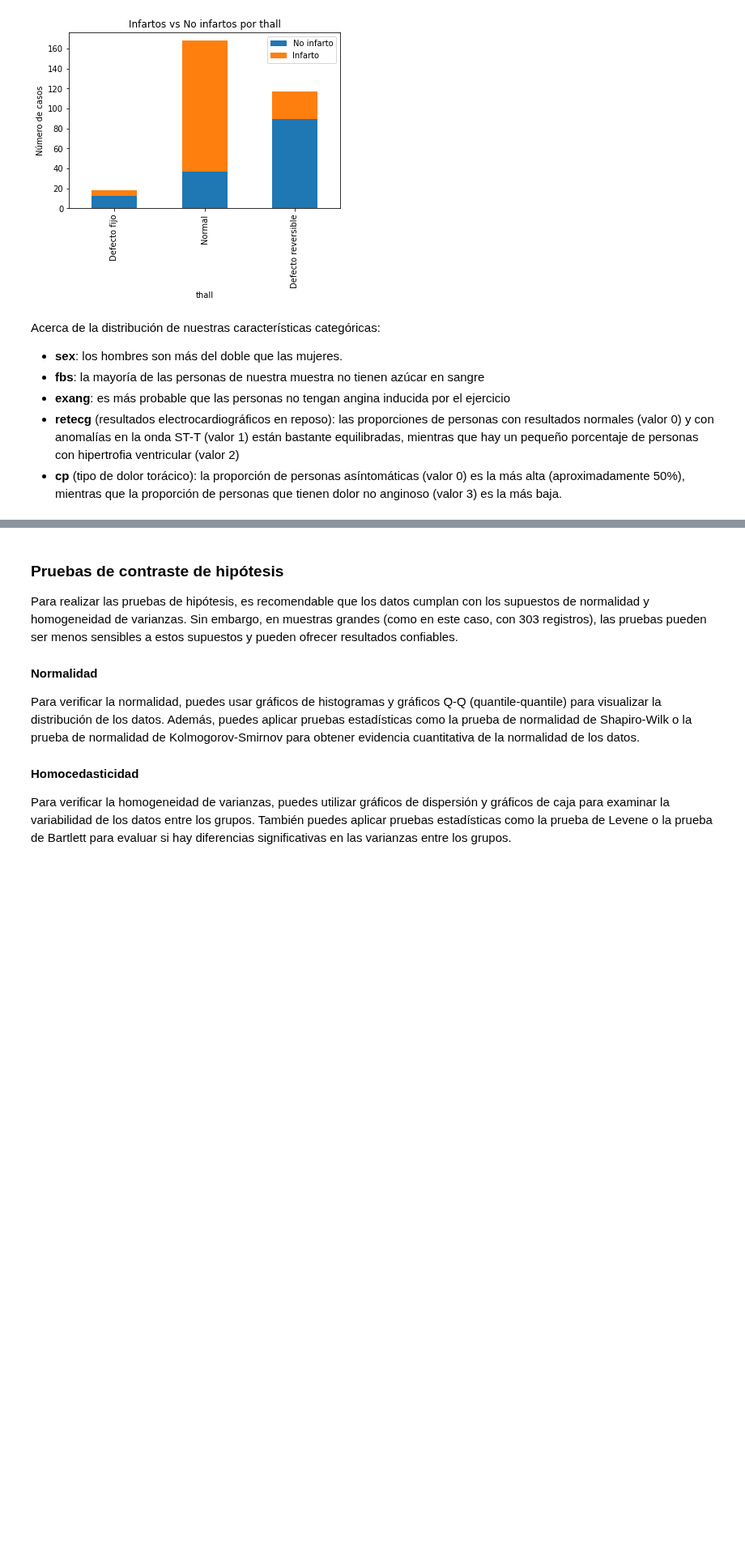
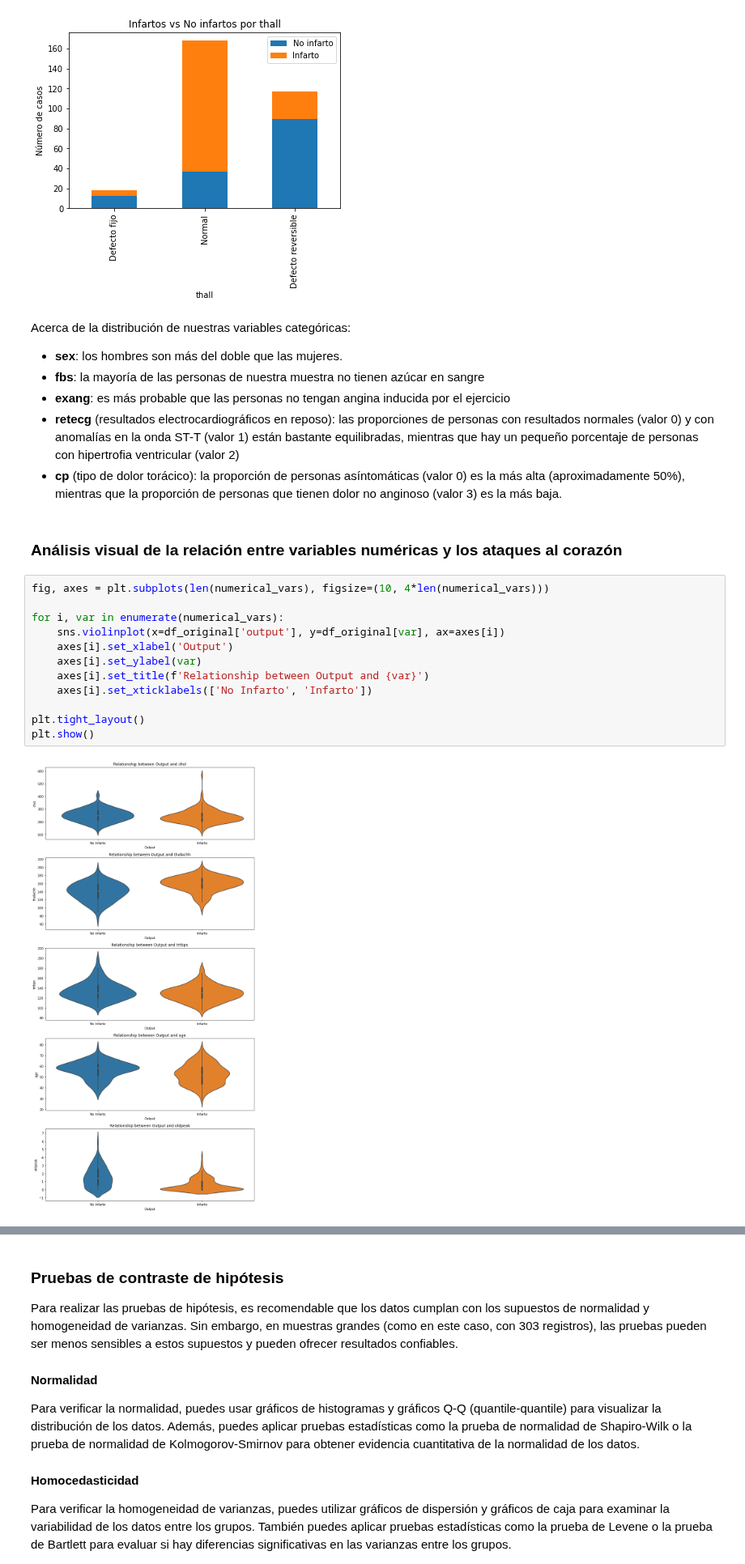
Before and after one commit to OscarTienda/heart-attack-analysis-prection, a Jupyter notebook: code/heart-attack-analysis-prediction.ipynb, the cells around one changed output, grey strips where cells are left out. Shown at 81% size. Saved outputs shown, nothing was run; the diff lists cells and outputs as text; blank space fills up the shorter version.

Commit message:
Análisis visual de la relación entre variables numéricas y los ataques al corazón

```diff
--- a/code/heart-attack-analysis-prediction.ipynb
+++ b/code/heart-attack-analysis-prediction.ipynb
@@ -388,10 +388,26 @@ for var in categorical_vars:
 [figure]
 [figure]
 # %% [markdown]
-Acerca de la distribución de nuestras características categóricas:
+Acerca de la distribución de nuestras variables categóricas:
 
 - __sex__: los hombres son más del doble que las mujeres.
 - __fbs__: la mayoría de las personas de nuestra muestra no tienen azúcar en sangre
 - __exang__: es más probable que las personas no tengan angina inducida por el ejercicio
 - __retecg__ (resultados electrocardiográficos en reposo): las proporciones de personas con resultados normales (valor 0) y con anomalías en la onda ST-T (valor 1) están bastante equilibradas, mientras que hay un pequeño porcentaje de personas con hipertrofia ventricular (valor 2)
 - __cp__ (tipo de dolor torácico): la proporción de personas asíntomáticas (valor 0) es la más alta (aproximadamente 50%), mientras que la proporción de personas que tienen dolor no anginoso (valor 3) es la más baja.
+# %% [markdown]
+### Análisis visual de la relación entre variables numéricas y los ataques al corazón
+# %%
+fig, axes = plt.subplots(len(numerical_vars), figsize=(10, 4*len(numerical_vars)))
+
+for i, var in enumerate(numerical_vars):
+    sns.violinplot(x=df_original['output'], y=df_original[var], ax=axes[i])
+    axes[i].set_xlabel('Output')
+    axes[i].set_ylabel(var)
+    axes[i].set_title(f'Relationship between Output and {var}')
+    axes[i].set_xticklabels(['No Infarto', 'Infarto'])
+
+plt.tight_layout()
+plt.show()
+# %% [output]
+[figure, added]
```
Also changed, not shown: parts of 1 cell of this notebook.
